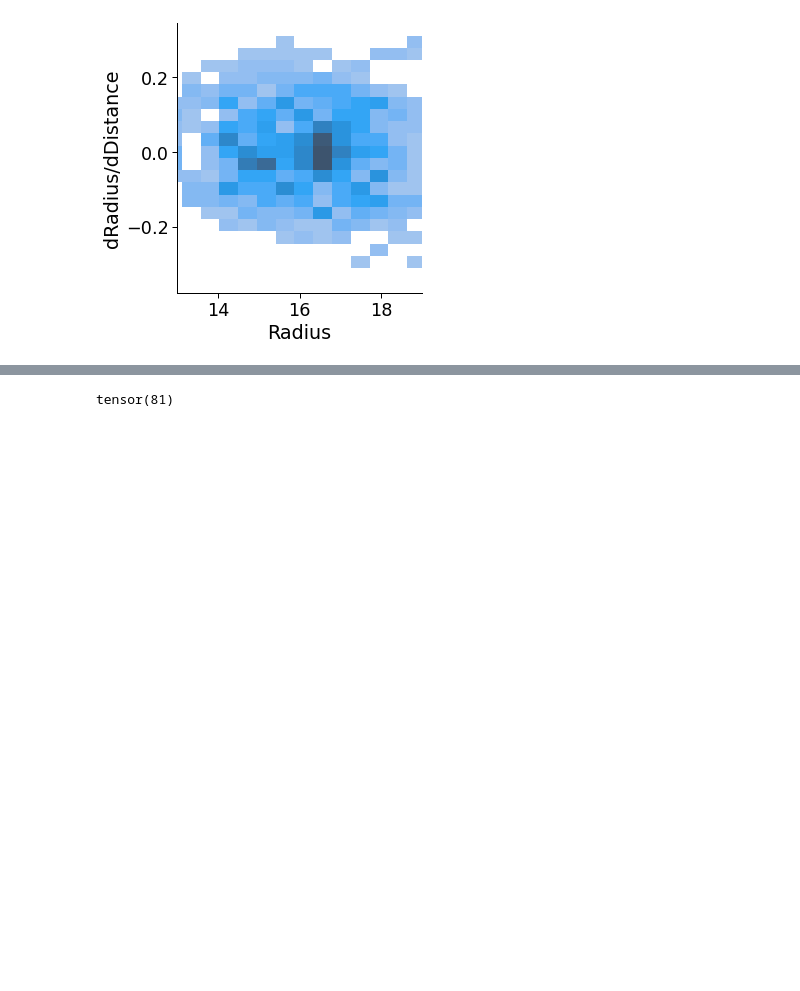
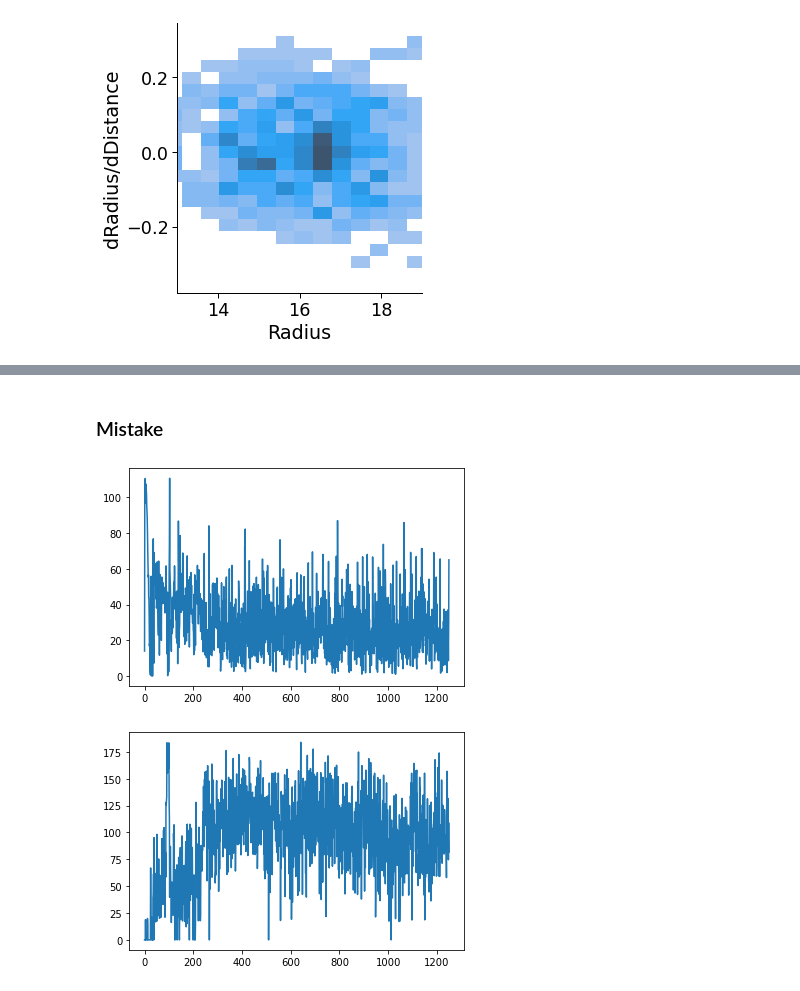
Before and after one commit to AugmentedDesignLab/junction-art, a Jupyter notebook: data generation.ipynb, the cells around one changed output, grey strips where cells are left out. Cells and saved outputs as stored; diff of their text form; code cells hidden in the pictures; blank space fills up the shorter version.

```diff
--- a/data generation.ipynb
+++ b/data generation.ipynb
@@ -737,12 +729,14 @@ ValueError: only one element tensors can be converted to Python scalars
+# %% [markdown]
+### Mistake
 # %%
-import torch
-a = torch.zeros(180)
-agent.lgF.forward(a)
-# torch.multinomial(torch.Tensor(a), 1)
-# torch.multinomial(agent.lgF.forward(torch.Tensor(a)), 1)
-# agent.getConfigFromEncoding(torch.Tensor(a))
+import matplotlib.pyplot as plt
+plt.plot(losses)
+plt.show()
+plt.plot(rewards)
+plt.show()
 # %% [output]
-tensor(81)
+[figure, added]
+[figure, added]
 # %%
 import matplotlib.pyplot as plt
 plt.plot(losses)
```
Also changed, not shown: parts of 8 cells of this notebook, 45 other files.
